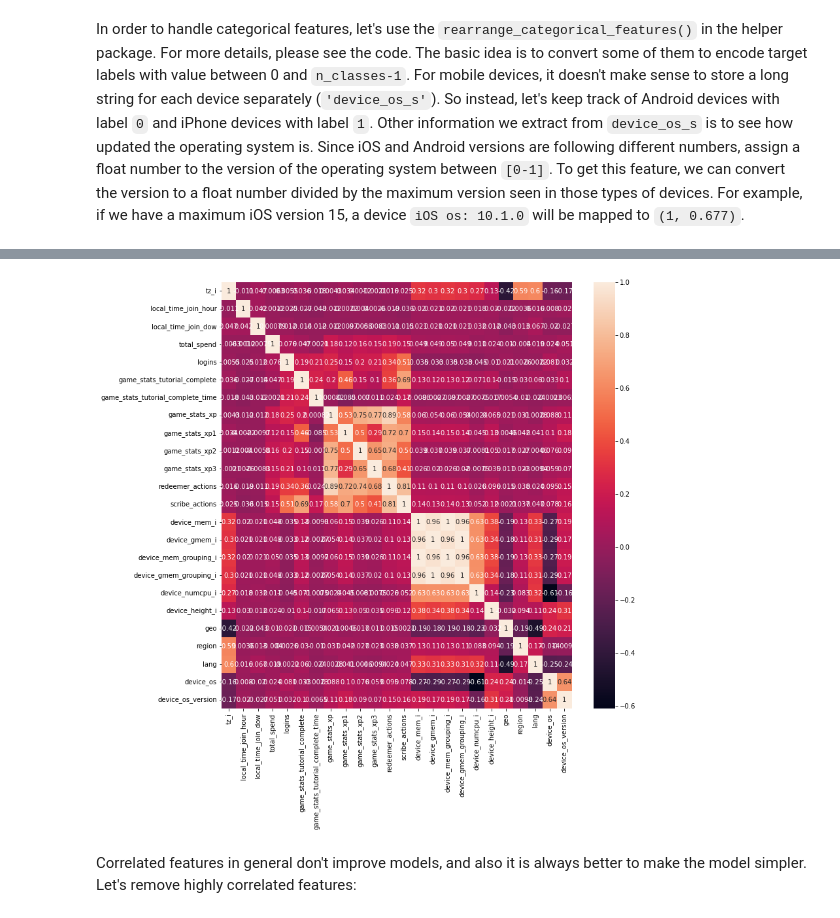
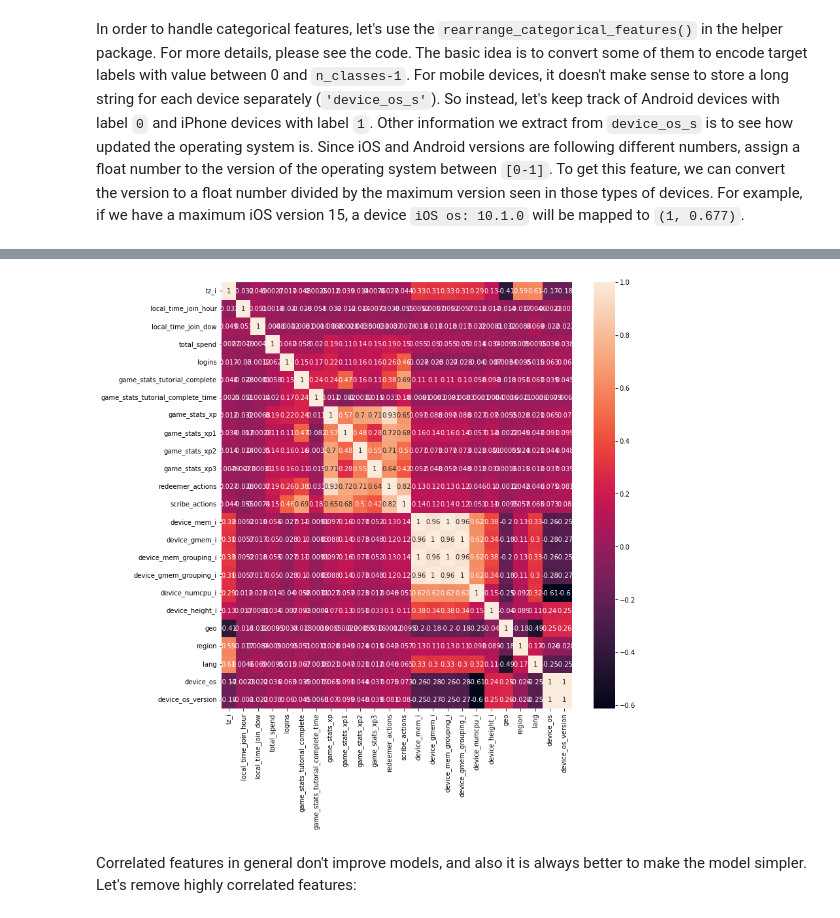
Before and after one commit to aminrd/targeting_game_users, a Jupyter notebook: run_me.ipynb, the cells around one changed output, grey strips where cells are left out. Drawn from its saved outputs; the diff is of its cells as text; code cells hidden in the pictures.

```diff
--- a/run_me.ipynb
+++ b/run_me.ipynb
@@ -12,7 +12,7 @@ In order to make make this notebook cleaner, I prepared a python package called
 ## Step1: Loading Data
 The first step is to load users, users' actions and users' devices in different types (`.parquet`, `.db`, `.csv`) using the helper package.
 # %%
-DEBUG = True
+DEBUG = False
 import amin_helper_package as helper
 
 df = helper.DataManager(users_path='./data/ka_users.csv',
@@ -103,10 +103,10 @@ plt.show()
 # %%
 # To find what columns are correlated, lets create the 2D matrix of correlations
 fig, ax = plt.subplots(figsize=(12,12))
-sns.heatmap(df.sample(frac=0.05).corr(), annot=True, ax=ax)
+sns.heatmap(df.sample(frac=0.01).corr(), annot=True, ax=ax)
 plt.show()
 # %% [output]
-[figure, old version]
+[figure, new version]
 # %% [markdown]
 Correlated features in general don't improve models, and also it is always better to make the model simpler. Let's remove highly correlated features:
 # %%
```
Also changed, not shown: parts of 8 cells of this notebook, 3 other files.
